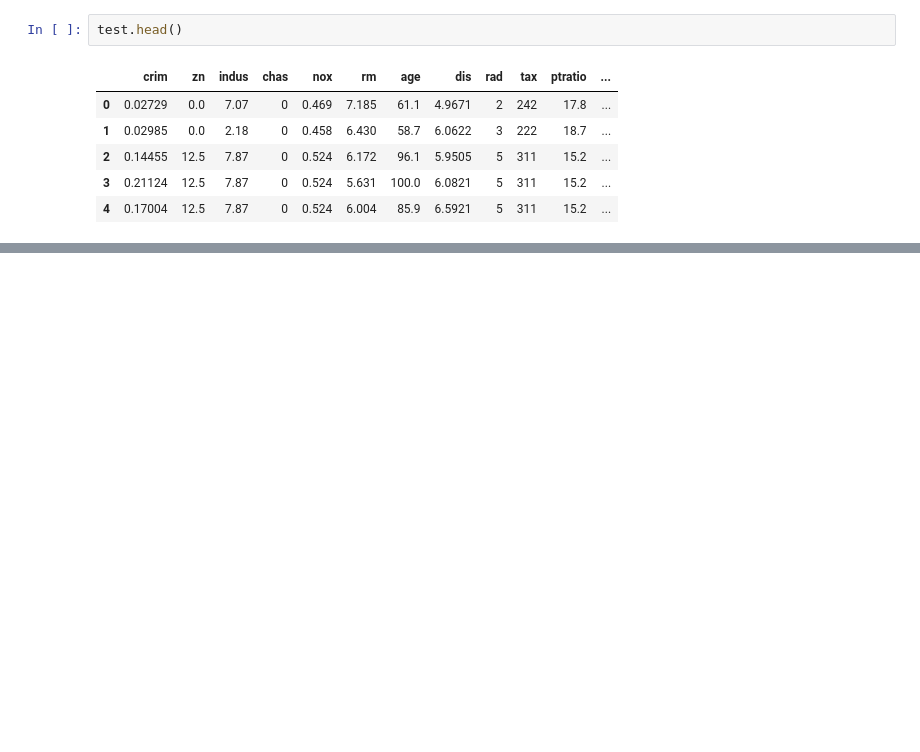
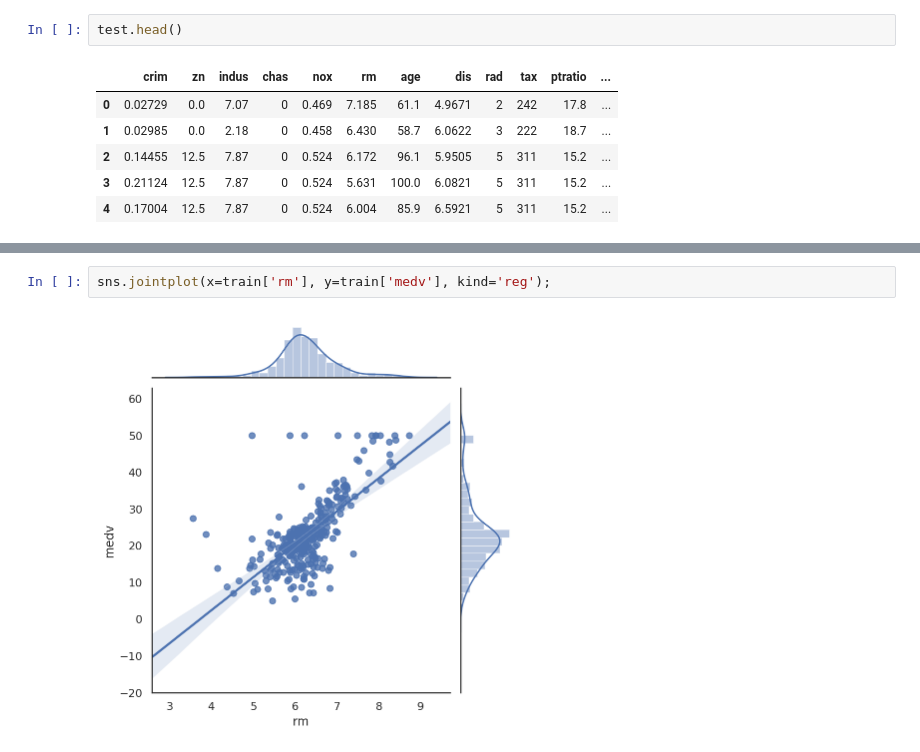
Before and after one commit to rose-n-dan/House-Price-Prediction, a Jupyter notebook: Project Documentation.ipynb, the cells around one changed output, grey strips where cells are left out. Drawn from its saved outputs; the diff is of its cells as text; blank space fills up the shorter version.

```diff
--- a/Project Documentation.ipynb
+++ b/Project Documentation.ipynb
@@ -86,0 +155,4 @@ test.head()
+# %%
+sns.jointplot(x=train['rm'], y=train['medv'], kind='reg');
+# %% [output]
+[figure, added]
```
Also changed, not shown: parts of 8 cells of this notebook.
